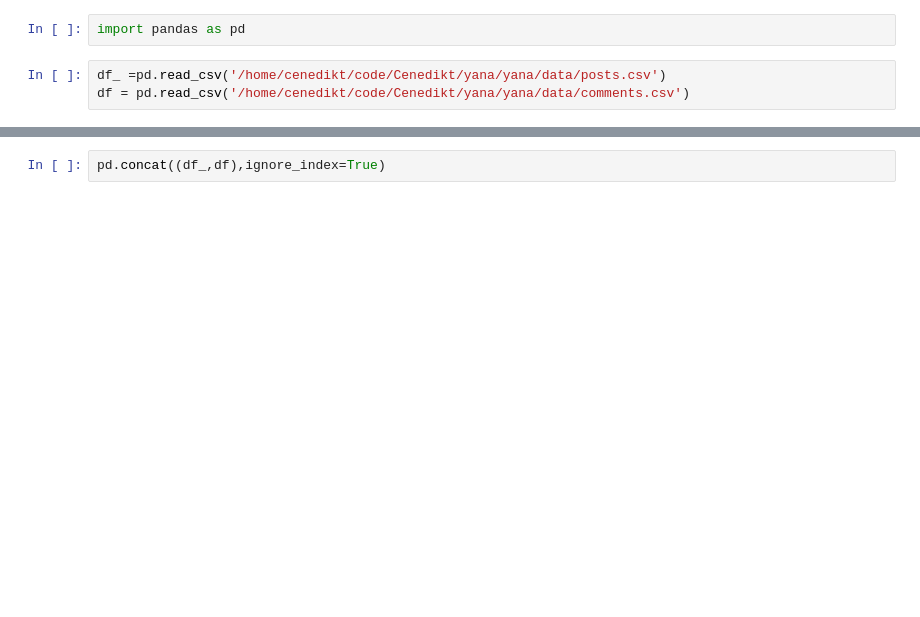
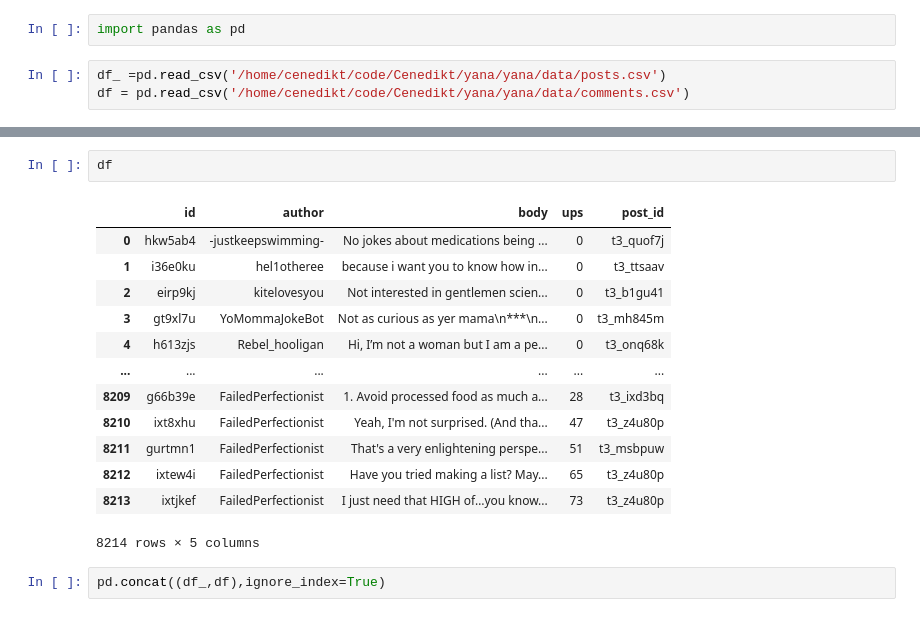
Before and after one commit to Cenedikt/yana, a Jupyter notebook: notebooks/cenedikt/test.ipynb, the cells around one changed output, grey strips where cells are left out. Cells and saved outputs as stored; diff of their text form; blank space fills up the shorter version.

```diff
--- a/notebooks/cenedikt/test.ipynb
+++ b/notebooks/cenedikt/test.ipynb
@@ -6,3 +22,19 @@ df = pd.read_csv('/home/cenedikt/code/Cenedikt/yana/yana/data/comments.csv')
+# %%
+df
+# %% [output]
+|  | id | author | body | ups | post_id |
+| 0 | hkw5ab4 | -justkeepswimming- | No jokes about medications being ... | 0 | t3_quof7j |
+| 1 | i36e0ku | hel1otheree | because i want you to know how in... | 0 | t3_ttsaav |
+| 2 | eirp9kj | kitelovesyou | Not interested in gentlemen scien... | 0 | t3_b1gu41 |
+| 3 | gt9xl7u | YoMommaJokeBot | Not as curious as yer mama\n***\n... | 0 | t3_mh845m |
+| 4 | h613zjs | Rebel_hooligan | Hi, I’m not a woman but I am a pe... | 0 | t3_onq68k |
+| ... | ... | ... | ... | ... | ... |
+| 8209 | g66b39e | FailedPerfectionist | 1. Avoid processed food as much a... | 28 | t3_ixd3bq |
+| 8210 | ixt8xhu | FailedPerfectionist | Yeah, I'm not surprised. (And tha... | 47 | t3_z4u80p |
+| 8211 | gurtmn1 | FailedPerfectionist | That's a very enlightening perspe... | 51 | t3_msbpuw |
+| 8212 | ixtew4i | FailedPerfectionist | Have you tried making a list? May... | 65 | t3_z4u80p |
+| 8213 | ixtjkef | FailedPerfectionist | I just need that HIGH of…you know... | 73 | t3_z4u80p |
+8214 rows × 5 columns
 # %%
 pd.concat((df_,df),ignore_index=True)
 # %% [output]
```
Also changed, not shown: parts of 1 cell of this notebook, 1 other file.
